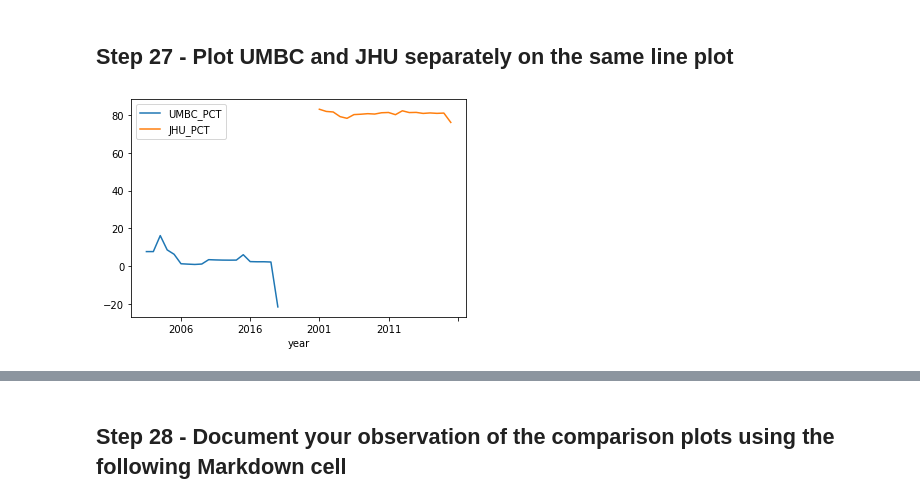
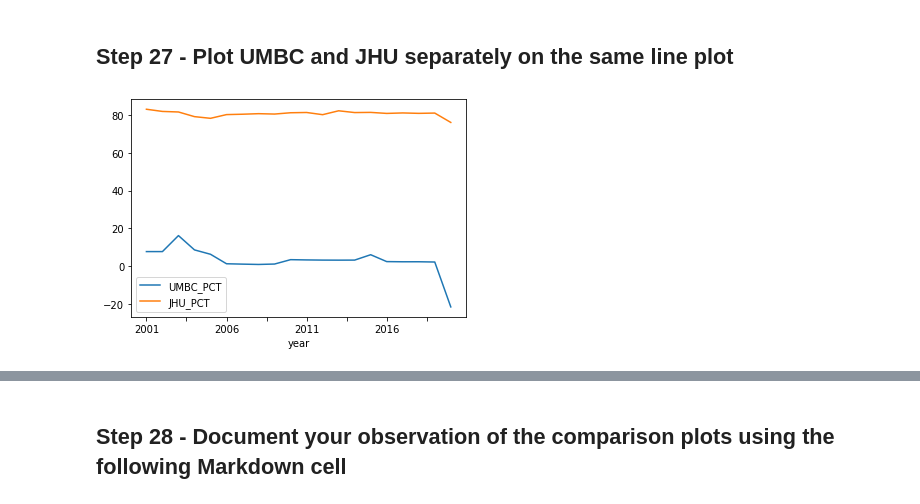
Before and after one commit to Zarak00/Data690_fall2022, a Jupyter notebook: assignments_06/assignment_06.ipynb, the cells around one changed output, grey strips where cells are left out. Cells and saved outputs as stored; diff of their text form; code cells hidden in the pictures.

```diff
--- a/assignments_06/assignment_06.ipynb
+++ b/assignments_06/assignment_06.ipynb
@@ -658,0 +654,3 @@ print(new_df)
+# %%
+merged_dfs = pd.merge(umbc2,jhu2)
+merged_dfs.head()
@@ -661,6 +666,6 @@ print(new_df)
 # %%
 #(Write code here)
 
-new_df.set_index('year').plot();
+merged_dfs.set_index('year').plot();
 # %% [output]
-[figure, old version]
+[figure, new version]
```
Also changed, not shown: parts of 15 cells of this notebook.
